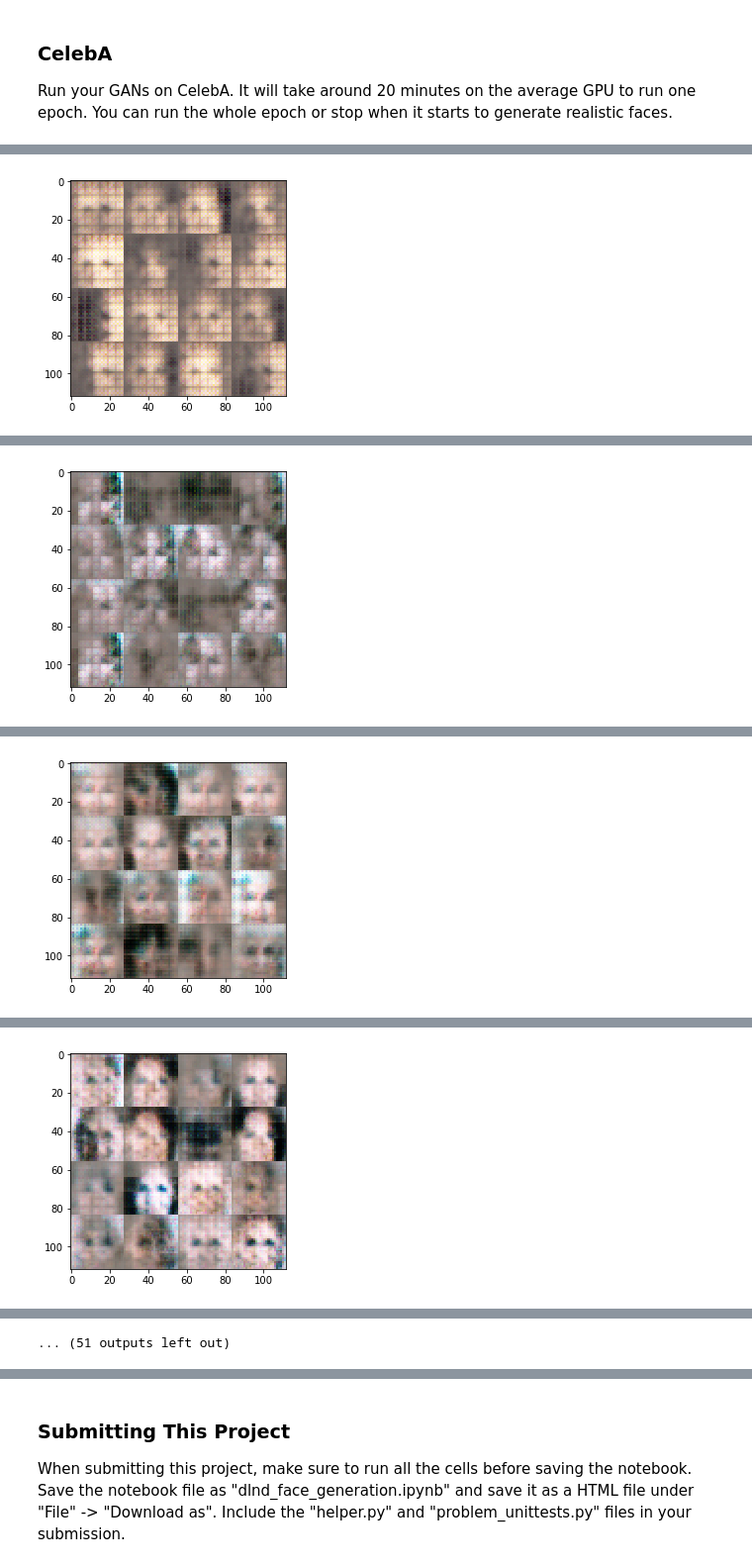
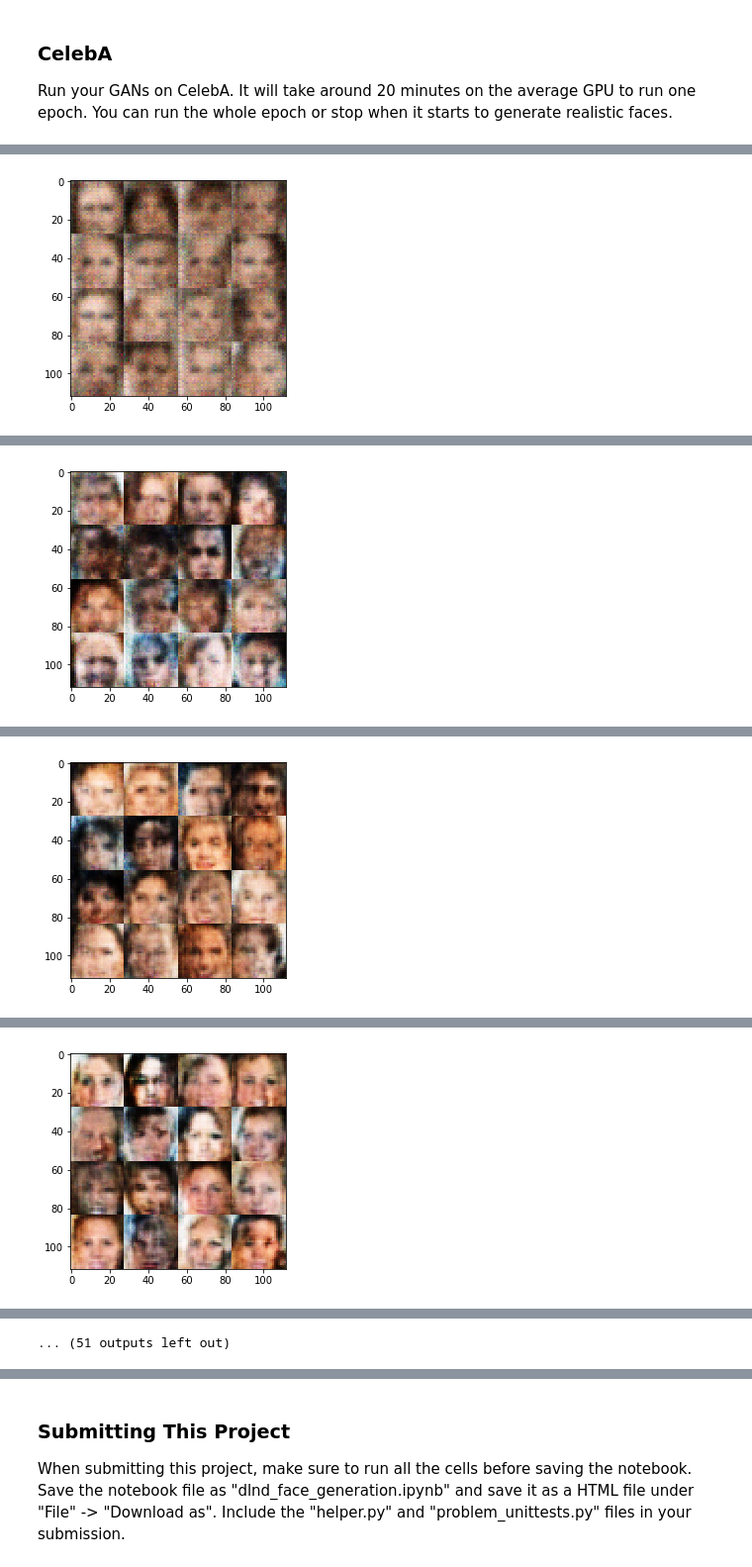
Before and after one commit to waxz/face_generation, a Jupyter notebook: dlnd_face_generation.ipynb, the cells around one changed output, grey strips where cells are left out. Shown at 99% size. Saved outputs shown, nothing was run; the diff lists cells and outputs as text; code cells hidden in the pictures.

```diff
--- a/dlnd_face_generation.ipynb
+++ b/dlnd_face_generation.ipynb
@@ -311,8 +299,10 @@ def model_opt(d_loss, g_loss, learning_rate, beta1):
     d_var=[var for var in t_var if var.name.startswith('discriminator')]
     g_var=[var for var in t_var if var.name.startswith('generator')]
 
-    d_train_op=tf.train.AdamOptimizer(beta1=beta1,learning_rate=learning_rate).minimize(d_loss,var_list=d_var)
-    g_train_op=tf.train.AdamOptimizer(beta1=beta1,learning_rate=learning_rate).minimize(g_loss,var_list=g_var)
+    with tf.control_dependencies(tf.get_collection(tf.GraphKeys.UPDATE_OPS)):
+        d_train_op=tf.train.AdamOptimizer(beta1=beta1,learning_rate=learning_rate).minimize(d_loss,var_list=d_var)
+
+        g_train_op=tf.train.AdamOptimizer(beta1=beta1,learning_rate=learning_rate).minimize(g_loss,var_list=g_var)
 
 
     return d_train_op, g_train_op
@@ -405,21 +395,23 @@ def train(epoch_count, batch_size, z_dim, learning_rate, beta1, get_batches, dat
 
                 batch_z = np.random.uniform(-1, 1, size=(1*batch_size, z_dim))
                 batch_images=batch_images*2
-                train_loss_d,_ = sess.run([d_loss,d_train_op], feed_dict={input_real: batch_images, input_z: batch_z,learningrate:learning_rate})
-                train_loss_g,_ = sess.run([g_loss,g_train_op], feed_dict={input_z: batch_z,learningrate:learning_rate})
+                feed_dict={input_real: batch_images, input_z: batch_z,learningrate:learning_rate}
+                train_loss_d,_ = sess.run([d_loss,d_train_op], feed_dict=feed_dict)
+                train_loss_g,_ = sess.run([g_loss,g_train_op], feed_dict=feed_dict)
+                train_loss_g,_ = sess.run([g_loss,g_train_op], feed_dict=feed_dict)
+
                 if train_loss_d>train_loss_g:
-                    sess.run(d_train_op, feed_dict={input_real: batch_images, input_z: batch_z,learningrate:learning_rate})
+                    sess.run(d_train_op, feed_dict=feed_dict)
                 else:
-                    sess.run(g_train_op, feed_dict={input_z: batch_z,learningrate:learning_rate})
+                    sess.run(g_train_op, feed_dict=feed_dict)
                 if steps % 100 == 0:
-                    pass
                     show_generator_output(sess, 16, input_z, image_channels, data_image_mode)
                 if steps % 20 == 0:
 
 
-                    train_loss_d = sess.run(d_loss, {input_z: batch_z, input_real: batch_images})
-                    train_loss_g = sess.run(g_loss, {input_z: batch_z})
-                    s=sess.run(merge_summary,{input_z: batch_z, input_real: batch_images})
+                    train_loss_d = sess.run(d_loss, feed_dict)
+                    train_loss_g = sess.run(g_loss, feed_dict)
+                    s=sess.run(merge_summary,feed_dict)
                     writer.add_summary(s,steps)
 
 
@@ -503,10 +495,11 @@ pyplot.legend()
 Run your GANs on CelebA.  It will take around 20 minutes on the average GPU to run one epoch.  You can run the whole epoch or stop when it starts to generate realistic faces.
 # %%
 batch_size = 64
-z_dim = 144
-learning_rate = 0.0006
-beta1 = 0.7
-alpha=0.2
+z_dim = 128
+learning_rate = 0.0002
+beta1 = 0.5
+alpha=0.01
+
 
 losses = []
 
@@ -527 +520 @@ Step : 80 Epoch 1/1... Discriminator Loss: 1.1387... Generator Loss: 1.4362
-[figure, old version]
+[figure, new version]
@@ -533 +526 @@ Step : 180 Epoch 1/1... Discriminator Loss: 1.4923... Generator Loss: 0.7593
-[figure, old version]
+[figure, new version]
@@ -539 +532 @@ Step : 280 Epoch 1/1... Discriminator Loss: 1.1362... Generator Loss: 0.9253
-[figure, old version]
+[figure, new version]
@@ -545 +538 @@ Step : 380 Epoch 1/1... Discriminator Loss: 1.3881... Generator Loss: 0.6946
-[figure, old version]
+[figure, new version]
```
Also changed, not shown: parts of 6 cells of this notebook, 1 other file.
